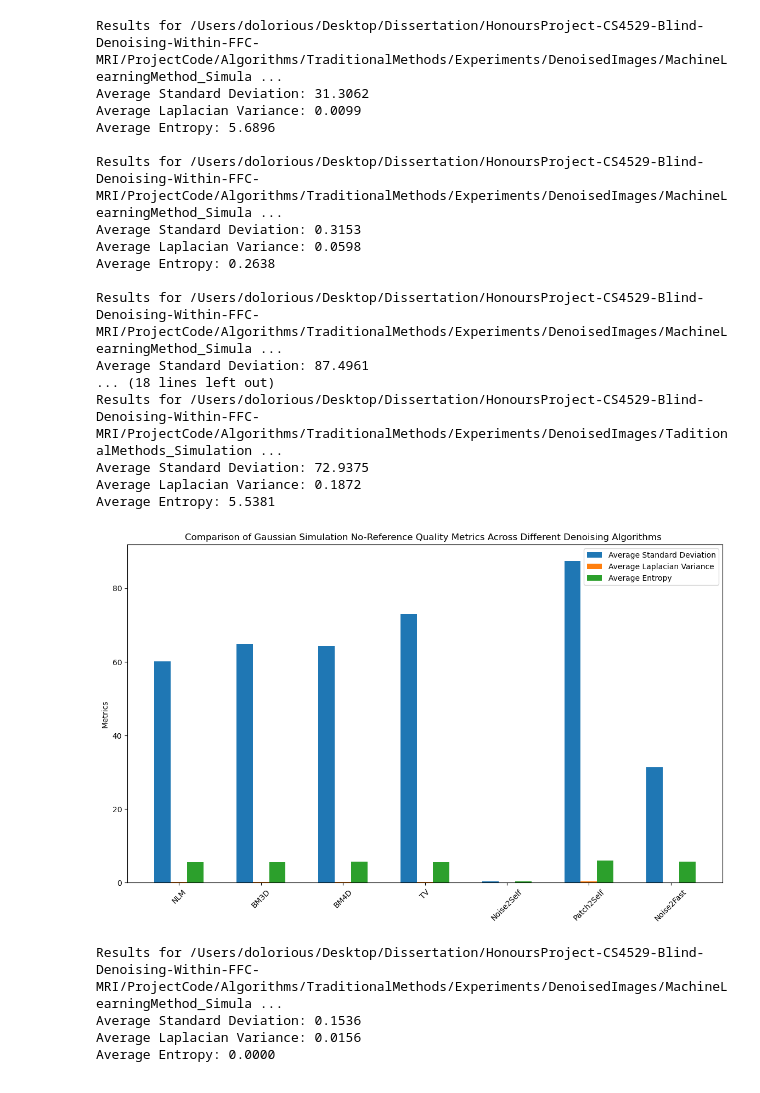
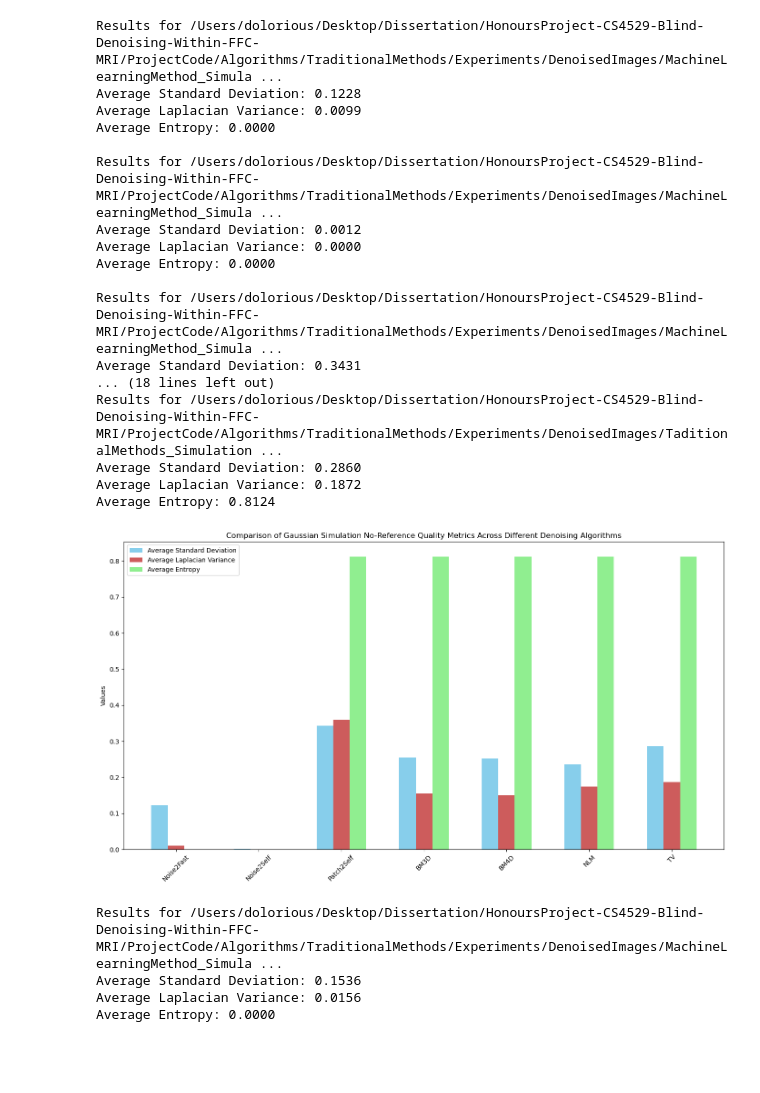
Before and after one commit to doro041/HonoursProject-CS4529-Blind-Denoising-Within-FFC-MRI, a Jupyter notebook: ProjectCode/Algorithms/TraditionalMethods/NoMetrics/Simulation.ipynb, the cells around one changed output. Cells and saved outputs as stored; diff of their text form; code cells hidden in the pictures; blank space fills up the shorter version.

Commit message:
more figures to come wiht the real data

```diff
--- a/ProjectCode/Algorithms/TraditionalMethods/NoMetrics/Simulation.ipynb
+++ b/ProjectCode/Algorithms/TraditionalMethods/NoMetrics/Simulation.ipynb
@@ -54,6 +54,7 @@ for folder in folders:
             image_path = os.path.join(folder, filename)
             # Read the image
             image = imread(image_path)
+            image = image / 255
 
 
             # Your image processing and NR-IQA feature calculation continues here...
@@ -82,56 +83,69 @@ for folder, result in avg_results.items():
     print()
 # %% [output]
 Results for /Users/dolorious/Desktop/Dissertation/HonoursProject-CS4529-Blind-Denoising-Within-FFC-MRI/ProjectCode/Algorithms/TraditionalMethods/Experiments/DenoisedImages/MachineLearningMethod_Simula ...
-Average Standard Deviation: 31.3062
+Average Standard Deviation: 0.1228
 Average Laplacian Variance: 0.0099
-Average Entropy: 5.6896
+Average Entropy: 0.0000
 
 Results for /Users/dolorious/Desktop/Dissertation/HonoursProject-CS4529-Blind-Denoising-Within-FFC-MRI/ProjectCode/Algorithms/TraditionalMethods/Experiments/DenoisedImages/MachineLearningMethod_Simula ...
-Average Standard Deviation: 0.3153
-Average Laplacian Variance: 0.0598
-Average Entropy: 0.2638
+Average Standard Deviation: 0.0012
+Average Laplacian Variance: 0.0000
+Average Entropy: 0.0000
 
 Results for /Users/dolorious/Desktop/Dissertation/HonoursProject-CS4529-Blind-Denoising-Within-FFC-MRI/ProjectCode/Algorithms/TraditionalMethods/Experiments/DenoisedImages/MachineLearningMethod_Simula ...
-Average Standard Deviation: 87.4961
+Average Standard Deviation: 0.3431
 ... (18 lines left out)
 Results for /Users/dolorious/Desktop/Dissertation/HonoursProject-CS4529-Blind-Denoising-Within-FFC-MRI/ProjectCode/Algorithms/TraditionalMethods/Experiments/DenoisedImages/TaditionalMethods_Simulation ...
-Average Standard Deviation: 72.9375
+Average Standard Deviation: 0.2860
 Average Laplacian Variance: 0.1872
-Average Entropy: 5.5381
+Average Entropy: 0.8124
 # %%
 import matplotlib.pyplot as plt
+import numpy as np
 
 
-algorithms = ['NLM', 'BM3D', 'BM4D', 'TV', 'Noise2Self', 'Patch2Self', 'Noise2Fast']
-avg_std_devs = [60.0886, 64.9489, 64.2314, 72.9375, 0.3153, 87.4961, 31.3062]
-avg_laplacian_vars = [0.1747, 0.1558, 0.1502, 0.1872, 0.0598, 0.3590, 0.0099]
-avg_entropies = [5.5880, 5.5922, 5.6629, 5.5381, 0.2638, 5.9602, 5.6896]
-fig, ax = plt.subplots(figsize=(14, 8))
-
+data = {
+    "Algorithm": ["Noise2Fast", "Noise2Self", "Patch2Self", "BM3D", "BM4D", "NLM", "TV"],
+    "Average Standard Deviation": [0.1228, 0.0012, 0.3431, 0.2547, 0.2519, 0.2356, 0.2860],
+    "Average Laplacian Variance": [0.0099, 0.0000, 0.3590, 0.1558, 0.1502, 0.1747, 0.1872],
+    "Average Entropy": [0.0000, 0.0000, 0.8114, 0.8115, 0.8115, 0.8114, 0.8124]
+}
 
 x = np.arange(len(algorithms))  # the label locations
 width = 0.2  # the width of the bars
 
 
+
+# Preparing the data for plotting
+algorithms = data["Algorithm"]
+avg_std_devs = data["Average Standard Deviation"]
+avg_laplacian_vars = data["Average Laplacian Variance"]
+avg_entropies = data["Average Entropy"]
+
+x = np.arange(len(algorithms))  # the label locations
+width = 0.2  # the width of the bars
+
+fig, ax = plt.subplots(figsize=(14, 8))
+
 # Plotting each metric
-ax.bar(x - width, avg_std_devs, width=width, label='Average Standard Deviation')
-ax.bar(x, avg_laplacian_vars, width=width, label='Average Laplacian Variance')
-ax.bar(x + width, avg_entropies, width=width, label='Average Entropy')
+ax.bar(x - width, avg_std_devs, width=width, label='Average Standard Deviation', color='SkyBlue')
+ax.bar(x, avg_laplacian_vars, width=width, label='Average Laplacian Variance', color='IndianRed')
+ax.bar(x + width, avg_entropies, width=width, label='Average Entropy', color='LightGreen')
 
 # Add some text for labels, title, and custom x-axis tick labels, etc.
-ax.set_ylabel('Metrics')
-ax.set_title('Comparison of Gaussian Simulation No-Reference Quality Metrics Across Different Denoising Algorithms ')
-
+ax.set_ylabel('Values')
+ax.set_title('Comparison of Gaussian Simulation No-Reference Quality Metrics Across Different Denoising Algorithms')
 ax.set_xticks(x)
 ax.set_xticklabels(algorithms)
 ax.legend()
 
 # Rotate the tick labels for better readability
 plt.xticks(rotation=45)
 
+plt.tight_layout()
 plt.show()
 # %% [output]
-[figure, old version]
+[figure, new version]
 # %%
 import os
 import numpy as np
```
Also changed, not shown: parts of 1 cell of this notebook, 47 other files.
